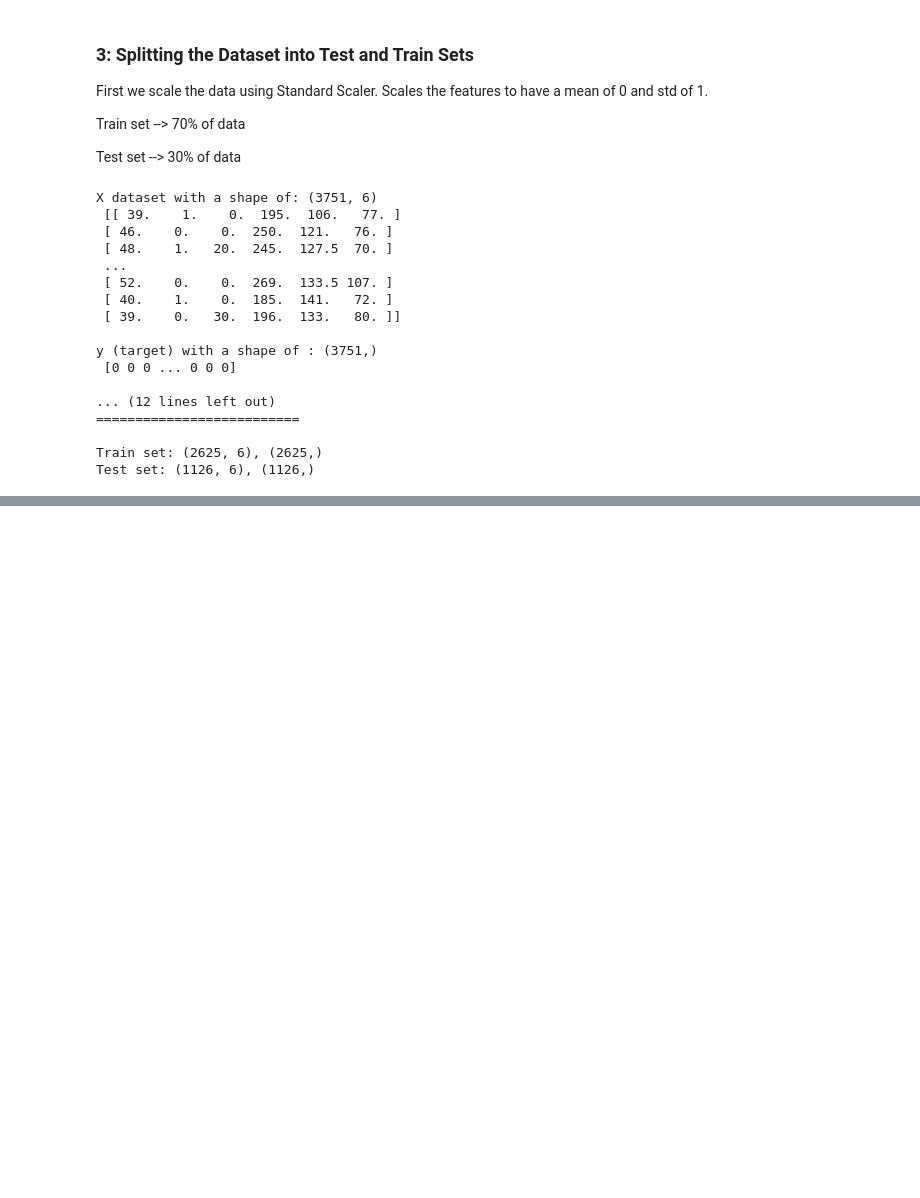
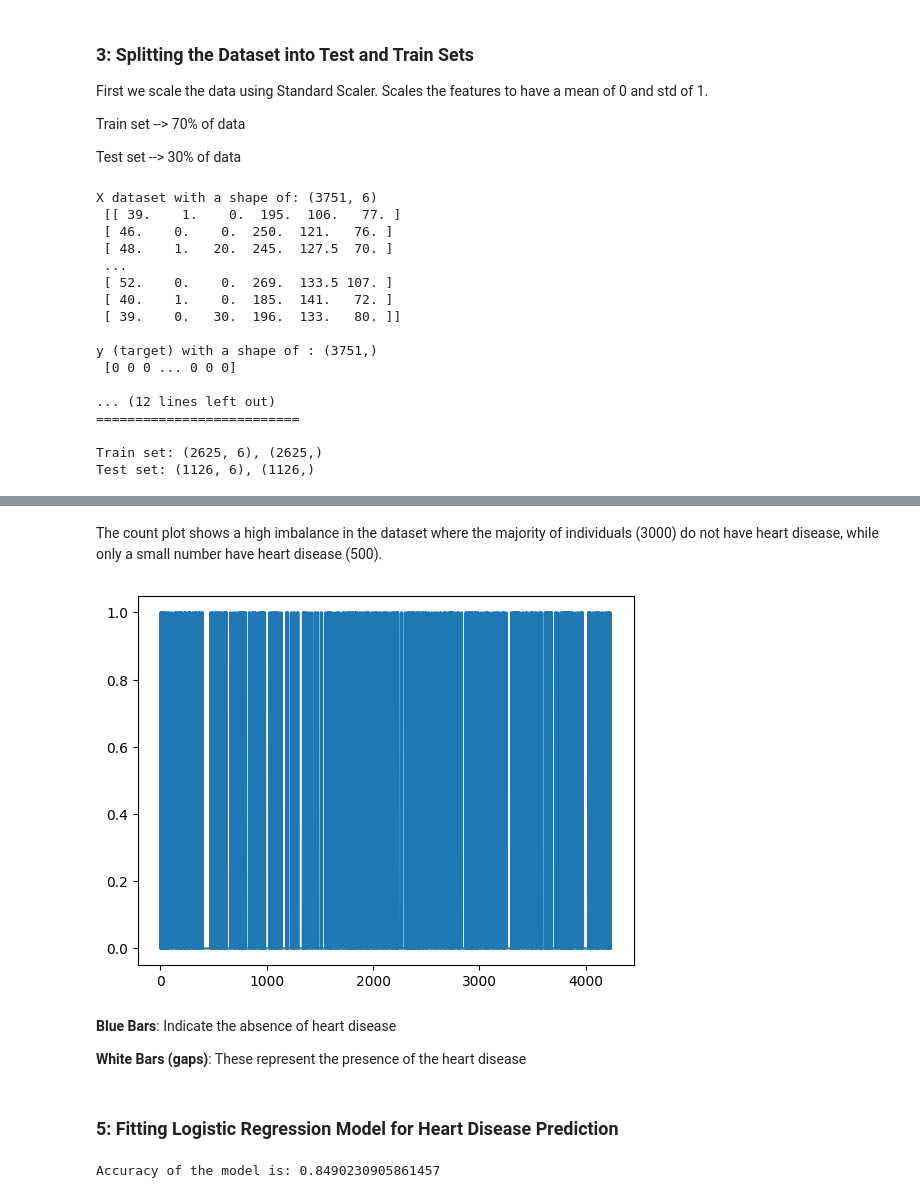
Before and after one commit to andreasmk/ML-projects, a Jupyter notebook: heart_disease_prediction.ipynb, the cells around one changed output, grey strips where cells are left out. Cells and saved outputs as stored; diff of their text form; code cells hidden in the pictures; blank space fills up the shorter version.

Commit message:
Fitted and evaluated the model.

```diff
--- a/heart_disease_prediction.ipynb
+++ b/heart_disease_prediction.ipynb
@@ -90,0 +105,13 @@ Test set: (1126, 6), (1126,)
+# %% [markdown]
+The count plot shows a high imbalance in the dataset where the majority of individuals (3000) do not have heart disease, while only a small number have heart disease (500).
+# %%
+laste = disease_df['TenYearCHD'].plot()
+plt.show(laste)
+# %% [output]
+[figure, added]
+# %% [markdown]
+**Blue Bars**: Indicate the absence of heart disease
+
+**White Bars (gaps)**: These represent the presence of the heart disease
+# %% [markdown]
+### 5: Fitting Logistic Regression Model for Heart Disease Prediction
@@ -90,0 +123,4 @@ Test set: (1126, 6), (1126,)
+# %%
+print(f"Accuracy of the model is: {accuracy_score(y_test, y_pred)}")
+# %% [output]
+Accuracy of the model is: 0.8490230905861457
```
Also changed, not shown: parts of 7 cells of this notebook.
